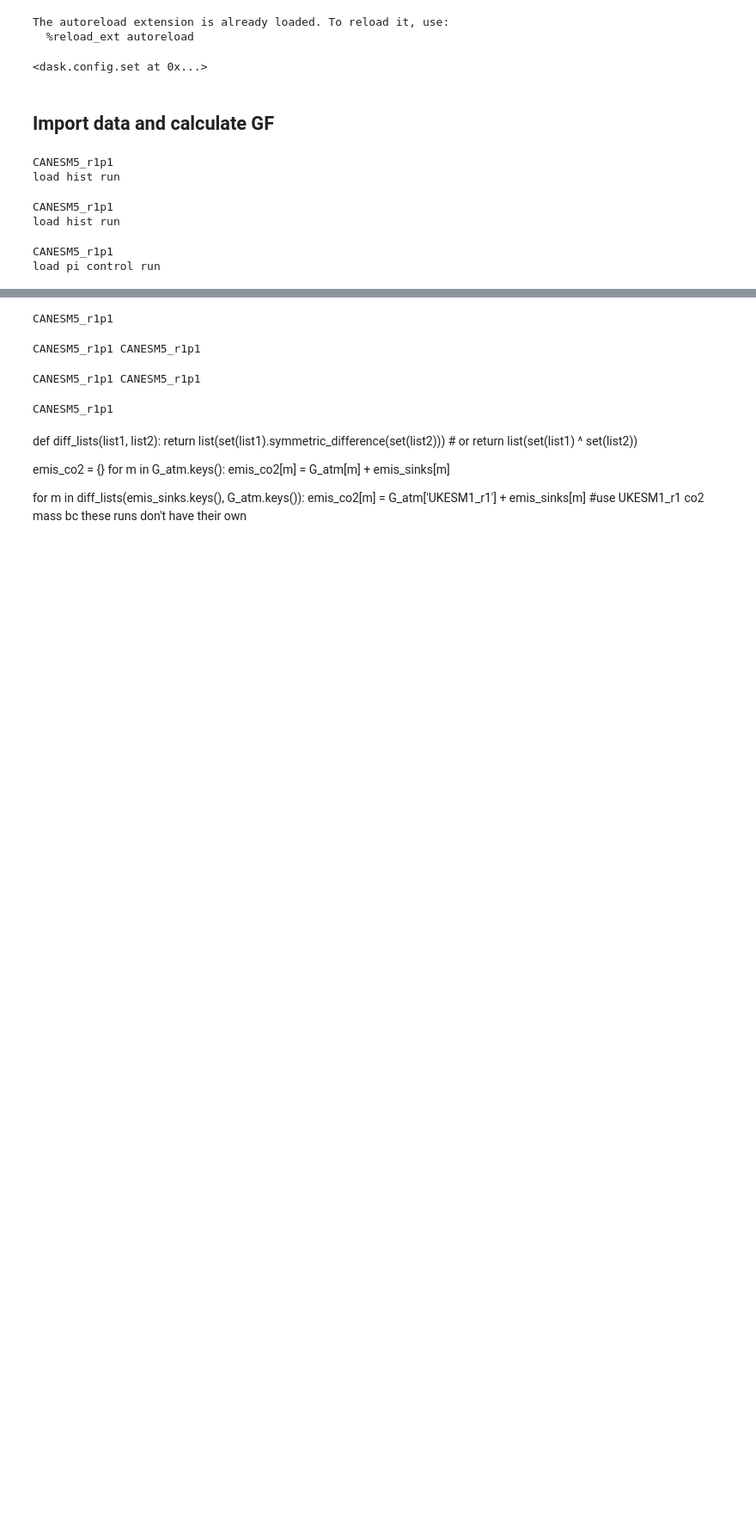
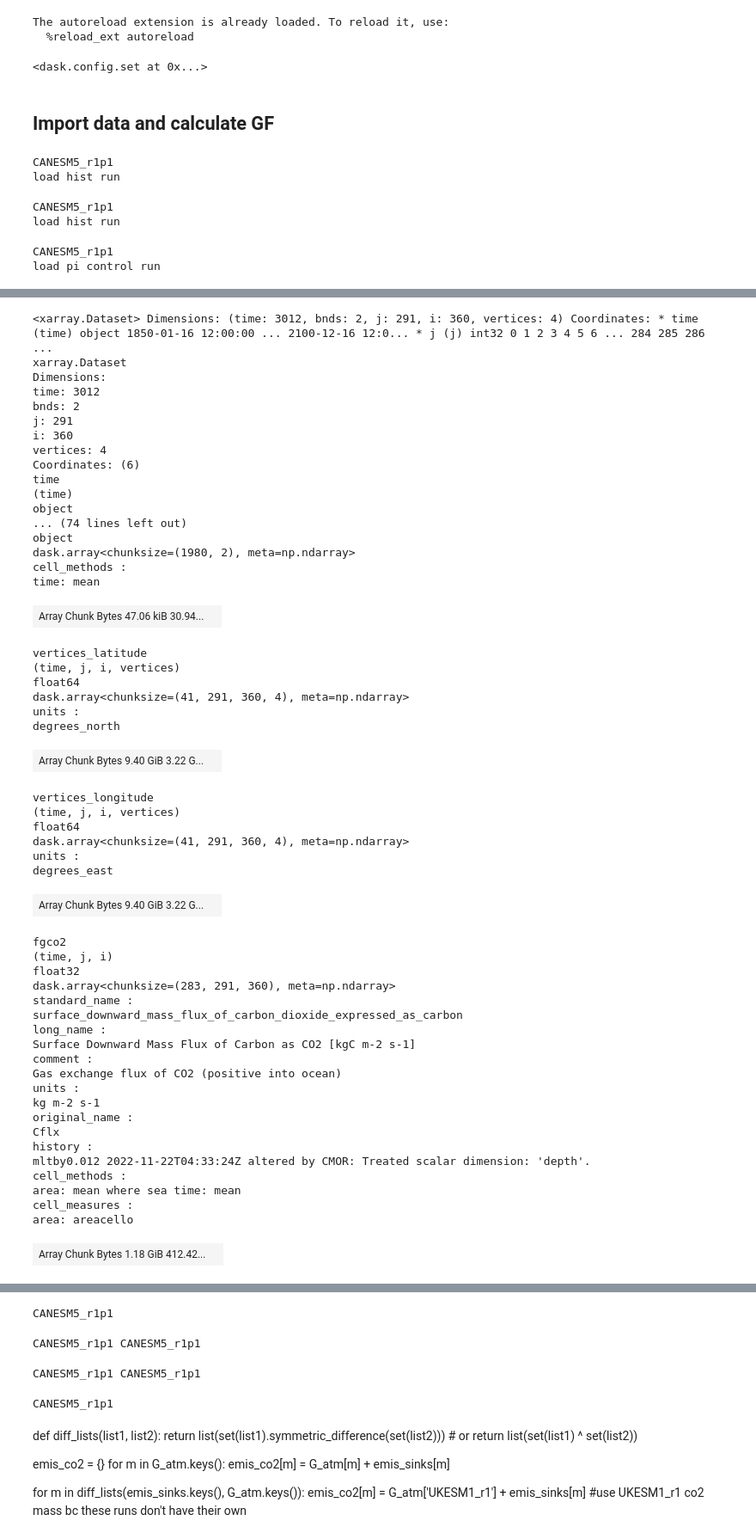
Before and after one commit to lfreese/CO2_greens, a Jupyter notebook: EnROADS_base_T/hist_ssp245_emis_profile.ipynb, the cells around one changed output, grey strips where cells are left out. Shown at 86% size. Saved outputs shown, nothing was run; the diff lists cells and outputs as text; code cells hidden in the pictures; blank space fills up the shorter version.

Commit message:
updated time matching for for historical, need to do for other (1pct)

```diff
--- a/EnROADS_base_T/hist_ssp245_emis_profile.ipynb
+++ b/EnROADS_base_T/hist_ssp245_emis_profile.ipynb
@@ -103,0 +179,56 @@ load pi control run
+# %%
+fg_co2[m]
+# %% [output]
+<xarray.Dataset> Dimensions: (time: 3012, bnds: 2, j: 291, i: 360, vertices: 4) Coordinates: * time (time) object 1850-01-16 12:00:00 ... 2100-12-16 12:0... * j (j) int32 0 1 2 3 4 5 6 ... 284 285 286 ...
+xarray.Dataset
+Dimensions:
+time: 3012
+bnds: 2
+j: 291
+i: 360
+vertices: 4
+Coordinates: (6)
+time
+(time)
+object
+... (74 lines left out)
+object
+dask.array<chunksize=(1980, 2), meta=np.ndarray>
+cell_methods :
+time: mean
+| Array Chunk Bytes 47.06 kiB 30.94... |  |
+vertices_latitude
+(time, j, i, vertices)
+float64
+dask.array<chunksize=(41, 291, 360, 4), meta=np.ndarray>
+units :
+degrees_north
+| Array Chunk Bytes 9.40 GiB 3.22 G... |  |
+vertices_longitude
+(time, j, i, vertices)
+float64
+dask.array<chunksize=(41, 291, 360, 4), meta=np.ndarray>
+units :
+degrees_east
+| Array Chunk Bytes 9.40 GiB 3.22 G... |  |
+fgco2
+(time, j, i)
+float32
+dask.array<chunksize=(283, 291, 360), meta=np.ndarray>
+standard_name :
+surface_downward_mass_flux_of_carbon_dioxide_expressed_as_carbon
+long_name :
+Surface Downward Mass Flux of Carbon as CO2 [kgC m-2 s-1]
+comment :
+Gas exchange flux of CO2 (positive into ocean)
+units :
+kg m-2 s-1
+original_name :
+Cflx
+history :
+mltby0.012 2022-11-22T04:33:24Z altered by CMOR: Treated scalar dimension: 'depth'.
+cell_methods :
+area: mean where sea time: mean
+cell_measures :
+area: areacello
+| Array Chunk Bytes 1.18 GiB 412.42... |  |
```
Also changed, not shown: parts of 6 cells of this notebook, 10 other files.
